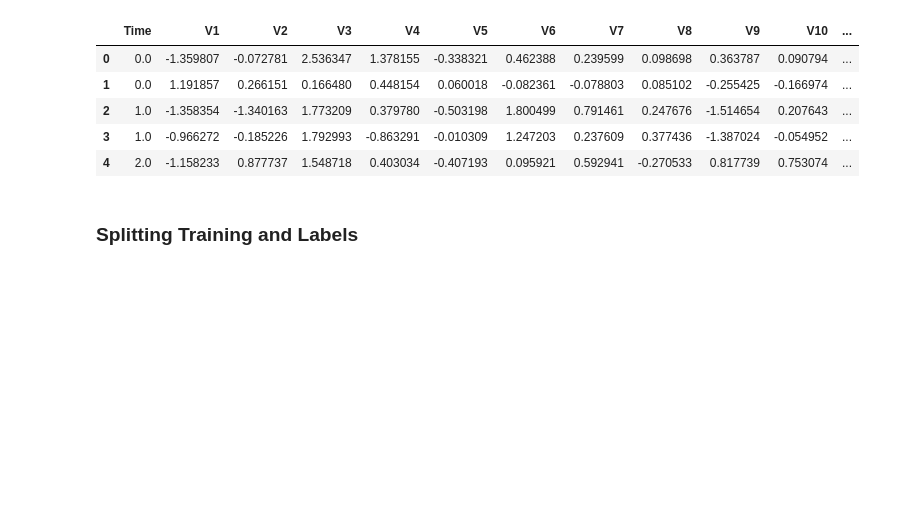
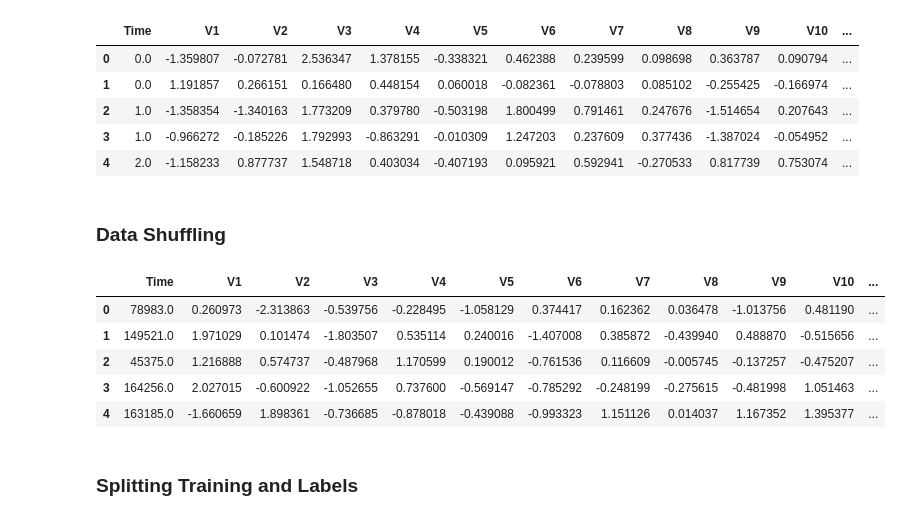
Before and after one commit to muhammadahmedazizi/Q2-DeepLearningAssignment-PIAIC107703, a Jupyter notebook: Credit_Card_Fraud_Detection_assignment.ipynb, the cells around one changed output. Saved outputs shown, nothing was run; the diff lists cells and outputs as text; code cells hidden in the pictures; blank space fills up the shorter version.

```diff
--- a/Credit_Card_Fraud_Detection_assignment.ipynb
+++ b/Credit_Card_Fraud_Detection_assignment.ipynb
@@ -89,6 +89,19 @@ data.head()
 | 2 | 1.0 | -1.358354 | -1.340163 | 1.773209 | 0.379780 | -0.503198 | 1.800499 | 0.791461 | 0.247676 | -1.514654 | 0.207643 | ... |
 | 3 | 1.0 | -0.966272 | -0.185226 | 1.792993 | -0.863291 | -0.010309 | 1.247203 | 0.237609 | 0.377436 | -1.387024 | -0.054952 | ... |
 | 4 | 2.0 | -1.158233 | 0.877737 | 1.548718 | 0.403034 | -0.407193 | 0.095921 | 0.592941 | -0.270533 | 0.817739 | 0.753074 | ... |
+# %% [markdown]
+### Data Shuffling
+# %%
+data = data.sample(frac=1).reset_index(drop=True)
+# %%
+data.head()
+# %% [output]
+|  | Time | V1 | V2 | V3 | V4 | V5 | V6 | V7 | V8 | V9 | V10 | ... |
+| 0 | 78983.0 | 0.260973 | -2.313863 | -0.539756 | -0.228495 | -1.058129 | 0.374417 | 0.162362 | 0.036478 | -1.013756 | 0.481190 | ... |
+| 1 | 149521.0 | 1.971029 | 0.101474 | -1.803507 | 0.535114 | 0.240016 | -1.407008 | 0.385872 | -0.439940 | 0.488870 | -0.515656 | ... |
+| 2 | 45375.0 | 1.216888 | 0.574737 | -0.487968 | 1.170599 | 0.190012 | -0.761536 | 0.116609 | -0.005745 | -0.137257 | -0.475207 | ... |
+| 3 | 164256.0 | 2.027015 | -0.600922 | -1.052655 | 0.737600 | -0.569147 | -0.785292 | -0.248199 | -0.275615 | -0.481998 | 1.051463 | ... |
+| 4 | 163185.0 | -1.660659 | 1.898361 | -0.736685 | -0.878018 | -0.439088 | -0.993323 | 1.151126 | 0.014037 | 1.167352 | 1.395377 | ... |
 # %% [markdown]
 ### Splitting Training and Labels
 # %%
```
Also changed, not shown: parts of 15 cells of this notebook, 4 other files.
